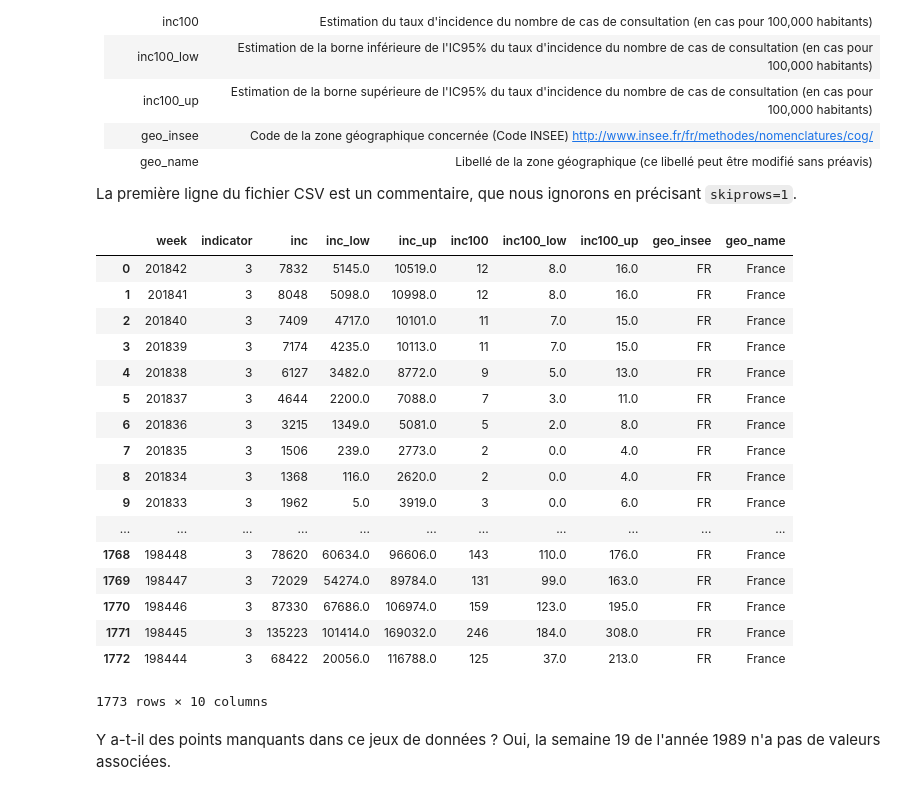
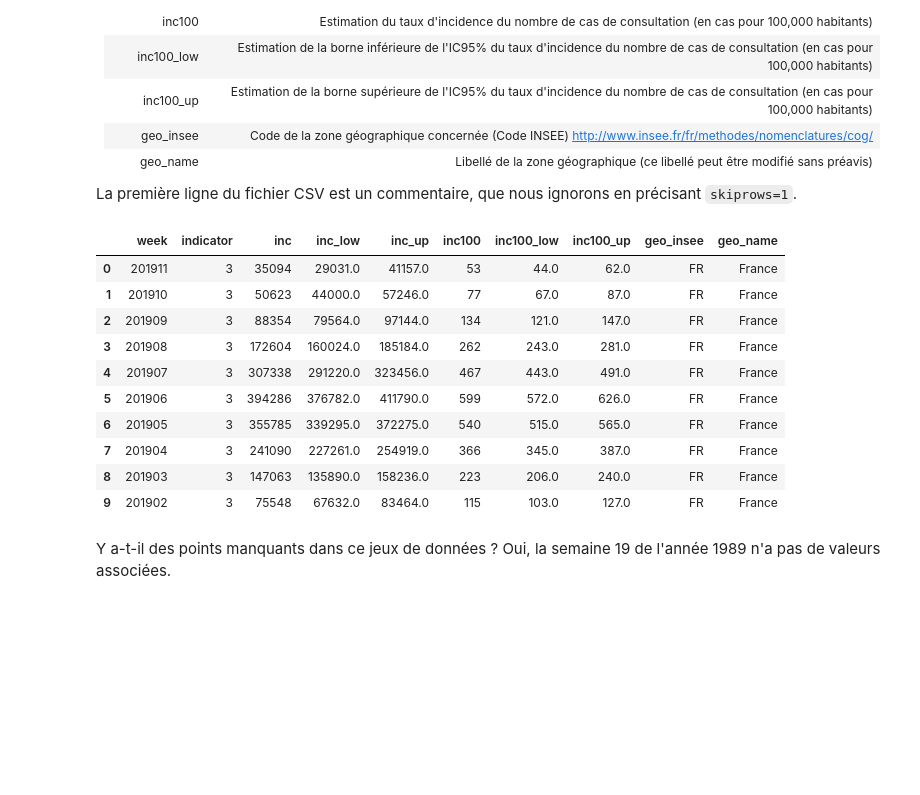
Before and after one commit to IsobelleLibert/mooc_rr, a Jupyter notebook: module3/ressources/analyse-syndrome-grippal-jupyter.ipynb, the cells around one changed output. Cells and saved outputs as stored; diff of their text form; code cells hidden in the pictures; blank space fills up the shorter version.

```diff
--- a/module3/ressources/analyse-syndrome-grippal-jupyter.ipynb
+++ b/module3/ressources/analyse-syndrome-grippal-jupyter.ipynb
@@ -28,26 +28,19 @@ Voici l'explication des colonnes données [sur le site d'origine](https://ns.sen
 La première ligne du fichier CSV est un commentaire, que nous ignorons en précisant `skiprows=1`.
 # %%
 raw_data = pd.read_csv(data_url, skiprows=1)
-raw_data
+raw_data[:10]
 # %% [output]
 |  | week | indicator | inc | inc_low | inc_up | inc100 | inc100_low | inc100_up | geo_insee | geo_name |
-| 0 | 201842 | 3 | 7832 | 5145.0 | 10519.0 | 12 | 8.0 | 16.0 | FR | France |
-| 1 | 201841 | 3 | 8048 | 5098.0 | 10998.0 | 12 | 8.0 | 16.0 | FR | France |
-| 2 | 201840 | 3 | 7409 | 4717.0 | 10101.0 | 11 | 7.0 | 15.0 | FR | France |
-| 3 | 201839 | 3 | 7174 | 4235.0 | 10113.0 | 11 | 7.0 | 15.0 | FR | France |
-| 4 | 201838 | 3 | 6127 | 3482.0 | 8772.0 | 9 | 5.0 | 13.0 | FR | France |
-| 5 | 201837 | 3 | 4644 | 2200.0 | 7088.0 | 7 | 3.0 | 11.0 | FR | France |
-| 6 | 201836 | 3 | 3215 | 1349.0 | 5081.0 | 5 | 2.0 | 8.0 | FR | France |
-| 7 | 201835 | 3 | 1506 | 239.0 | 2773.0 | 2 | 0.0 | 4.0 | FR | France |
-| 8 | 201834 | 3 | 1368 | 116.0 | 2620.0 | 2 | 0.0 | 4.0 | FR | France |
-| 9 | 201833 | 3 | 1962 | 5.0 | 3919.0 | 3 | 0.0 | 6.0 | FR | France |
-| ... | ... | ... | ... | ... | ... | ... | ... | ... | ... | ... |
-| 1768 | 198448 | 3 | 78620 | 60634.0 | 96606.0 | 143 | 110.0 | 176.0 | FR | France |
-| 1769 | 198447 | 3 | 72029 | 54274.0 | 89784.0 | 131 | 99.0 | 163.0 | FR | France |
-| 1770 | 198446 | 3 | 87330 | 67686.0 | 106974.0 | 159 | 123.0 | 195.0 | FR | France |
-| 1771 | 198445 | 3 | 135223 | 101414.0 | 169032.0 | 246 | 184.0 | 308.0 | FR | France |
-| 1772 | 198444 | 3 | 68422 | 20056.0 | 116788.0 | 125 | 37.0 | 213.0 | FR | France |
+| 0 | 201911 | 3 | 35094 | 29031.0 | 41157.0 | 53 | 44.0 | 62.0 | FR | France |
+| 1 | 201910 | 3 | 50623 | 44000.0 | 57246.0 | 77 | 67.0 | 87.0 | FR | France |
+| 2 | 201909 | 3 | 88354 | 79564.0 | 97144.0 | 134 | 121.0 | 147.0 | FR | France |
+| 3 | 201908 | 3 | 172604 | 160024.0 | 185184.0 | 262 | 243.0 | 281.0 | FR | France |
+| 4 | 201907 | 3 | 307338 | 291220.0 | 323456.0 | 467 | 443.0 | 491.0 | FR | France |
+| 5 | 201906 | 3 | 394286 | 376782.0 | 411790.0 | 599 | 572.0 | 626.0 | FR | France |
+| 6 | 201905 | 3 | 355785 | 339295.0 | 372275.0 | 540 | 515.0 | 565.0 | FR | France |
+| 7 | 201904 | 3 | 241090 | 227261.0 | 254919.0 | 366 | 345.0 | 387.0 | FR | France |
+| 8 | 201903 | 3 | 147063 | 135890.0 | 158236.0 | 223 | 206.0 | 240.0 | FR | France |
+| 9 | 201902 | 3 | 75548 | 67632.0 | 83464.0 | 115 | 103.0 | 127.0 | FR | France |
-1773 rows × 10 columns
 # %% [markdown]
 Y a-t-il des points manquants dans ce jeux de données ? Oui, la semaine 19 de l'année 1989 n'a pas de valeurs associées.
 # %%
```
Also changed, not shown: parts of 7 cells of this notebook.
